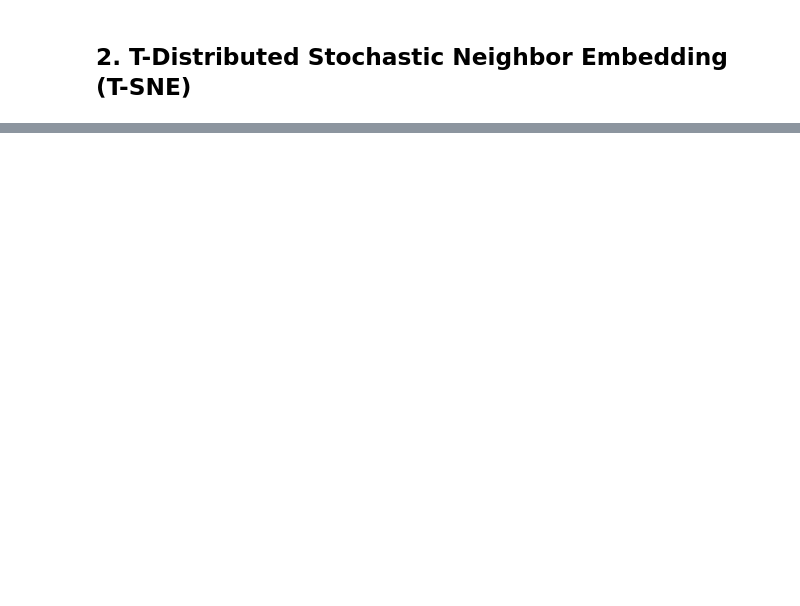
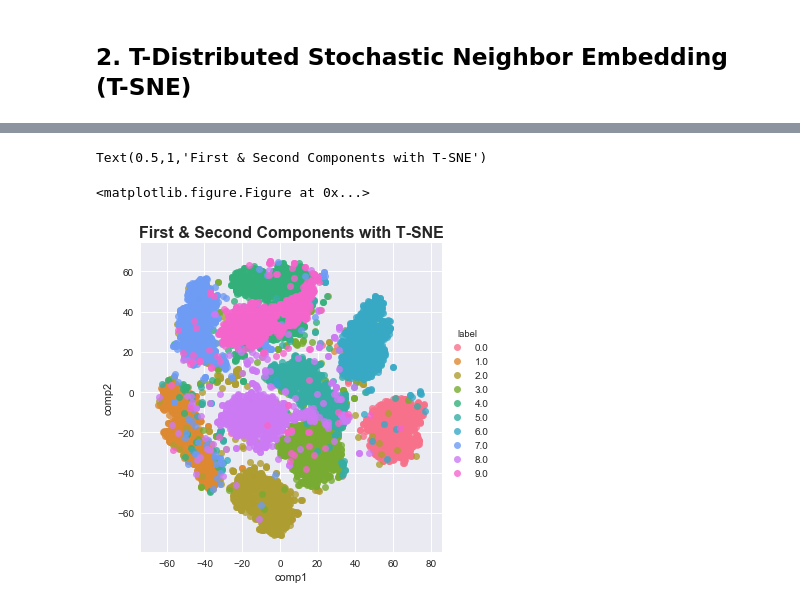
Before and after one commit to asfabiano/byu_econ_applied_machine_learning, a Jupyter notebook: homeworks/HW5/Homework_5.ipynb, the cells around one changed output, grey strips where cells are left out. Drawn from its saved outputs; the diff is of its cells as text; code cells hidden in the pictures; blank space fills up the shorter version.

```diff
--- a/homeworks/HW5/Homework_5.ipynb
+++ b/homeworks/HW5/Homework_5.ipynb
@@ -140,2 +177,13 @@ answer question above...
 # %% [markdown]
 ## 2. T-Distributed Stochastic Neighbor Embedding (T-SNE)
+# %%
+rows = np.arange(70000)
+    np.random.shuffle(rows)
+    n_select = 10000
+# %%
+def create_tsne(perplexity, n_iter, learning_rate):
+    tsne = TSNE(n_components=2, verbose=1, perplexity=perplexity, n_iter=n_iter, learning_rate=learning_rate)
+    return tsne.fit_transform(X_pca[rows[:n_select],:])
+# %%
+df_tsne = pd.DataFrame(create_tsne(50,1000,200), columns=['comp1', 'comp2'])
+df_tsne['label'] = y[rows[:n_select]]
@@ -141,0 +207,8 @@ answer question above...
+# %%
+plt.figure(figsize=(8,6))
+sns.lmplot(x='comp1', y='comp2', data=df_tsne, hue='label', fit_reg=False)
+plt.title("First & Second Components with T-SNE", fontsize=16, fontweight='bold')
+# %% [output]
+Text(0.5,1,'First & Second Components with T-SNE')
+<matplotlib.figure.Figure at 0x...>
+[figure, added]
```
Also changed, not shown: parts of 5 cells of this notebook.
